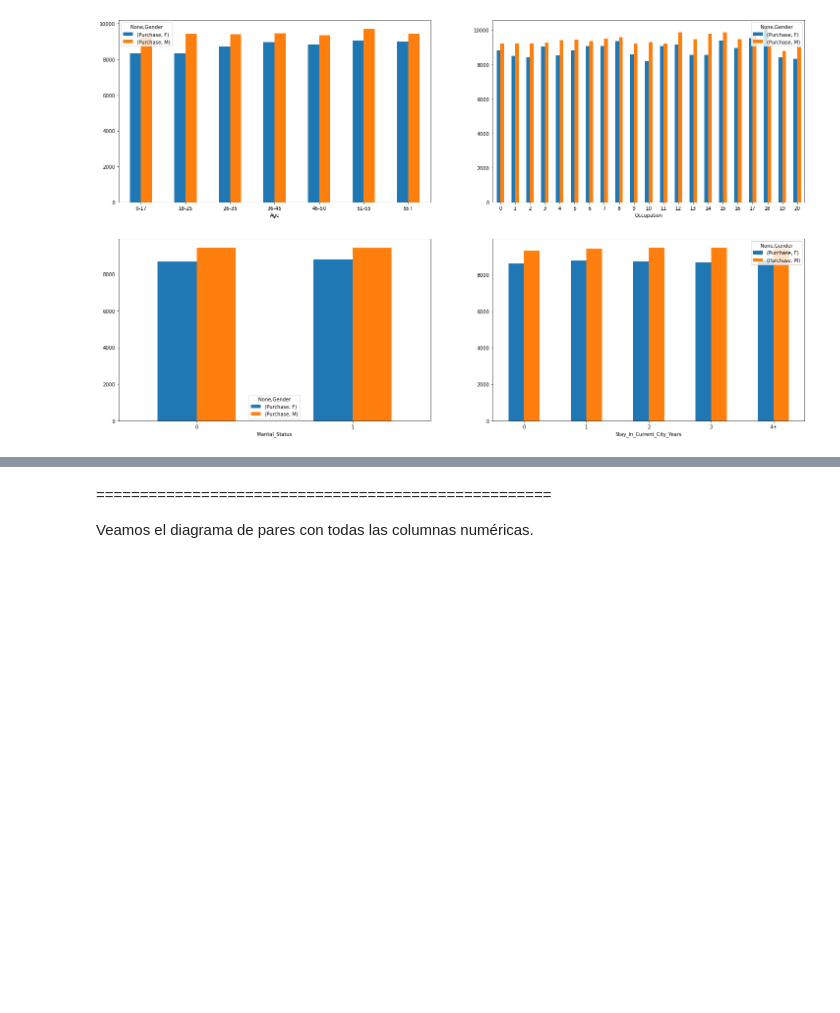
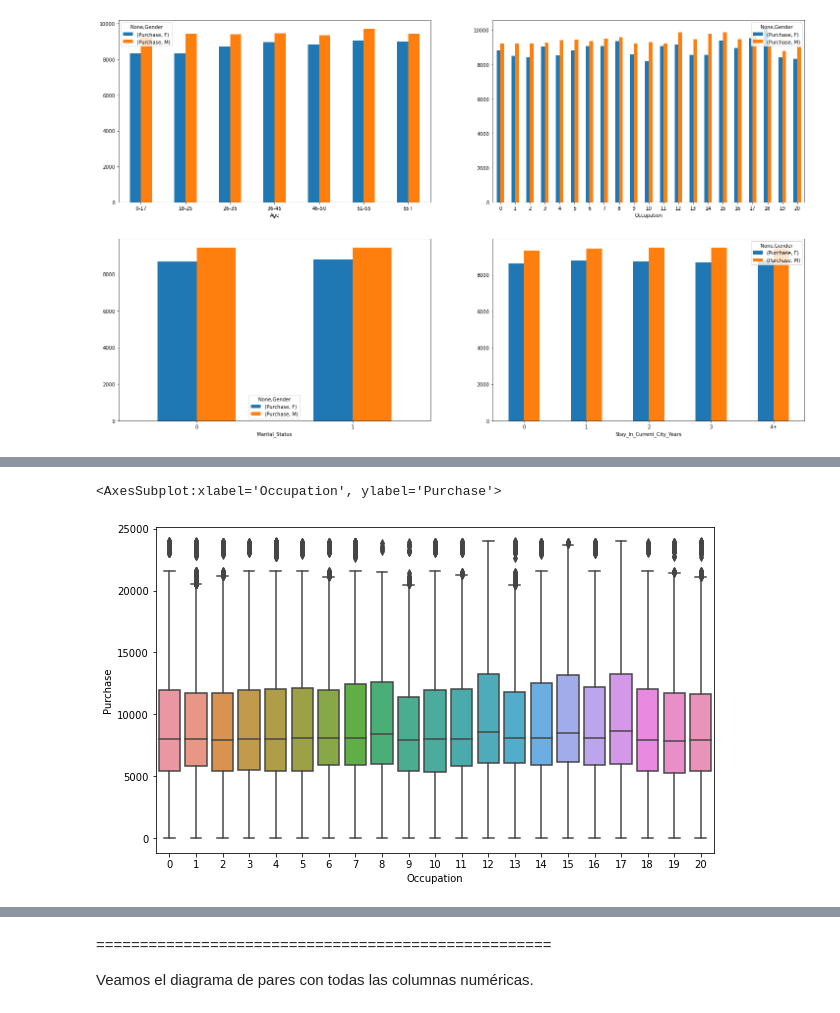
Before and after one commit to criss201x/an-lisis_de_compras_con_algoritmos_de_aprendizaje_automatico, a Jupyter notebook: purchases.ipynb, the cells around one changed output, grey strips where cells are left out. Cells and saved outputs as stored; diff of their text form; code cells hidden in the pictures; blank space fills up the shorter version.

```diff
--- a/purchases.ipynb
+++ b/purchases.ipynb
@@ -268,0 +301,7 @@ df_sales.groupby(["Stay_In_Current_City_Years","Gender"])[["Purchase"]].mean().u
+# %%
+plt.figure(figsize=(10, 6))
+sns.boxplot(data=df_sales, x="Occupation", y="Purchase")
+# La columna de compra tiene valores atípicos que pueden afectar el rendimiento de los modelos de aprendizaje automático.
+# %% [output]
+<AxesSubplot:xlabel='Occupation', ylabel='Purchase'>
+[figure, added]
```
Also changed, not shown: parts of 56 cells of this notebook.
